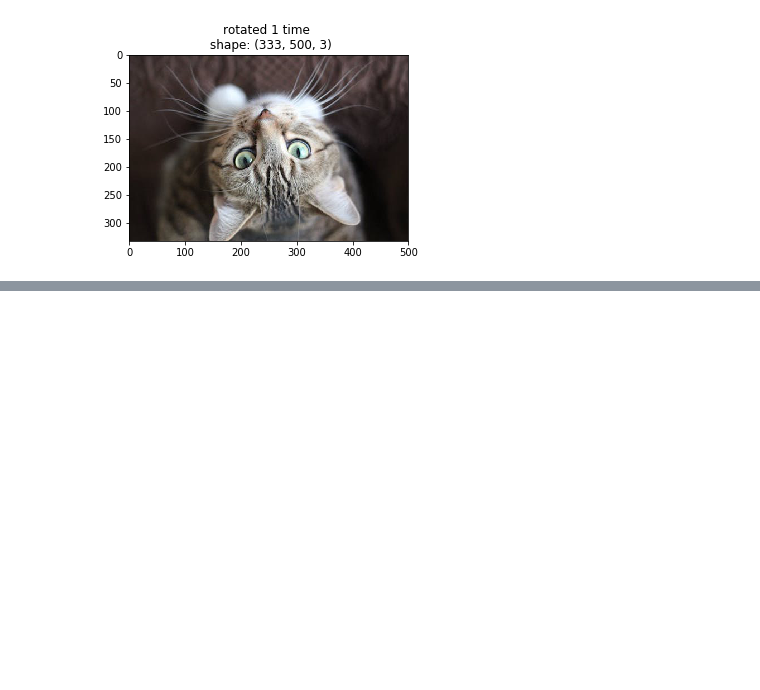
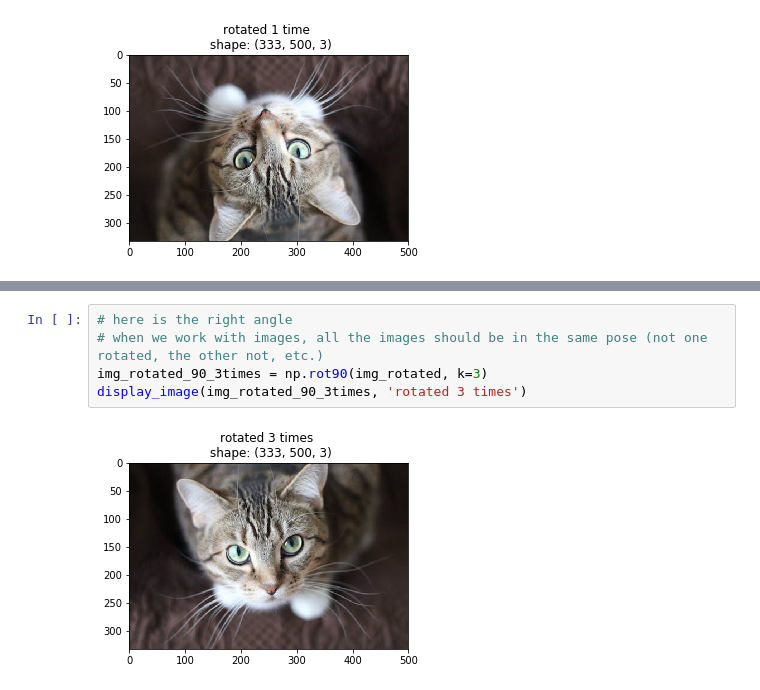
Before and after one commit to alisharifara/myCaffe2Examples, a Jupyter notebook: 05-ImagePreProcessingPipeline.ipynb, the cells around one changed output, grey strips where cells are left out. Saved outputs shown, nothing was run; the diff lists cells and outputs as text; blank space fills up the shorter version.

```diff
--- a/05-ImagePreProcessingPipeline.ipynb
+++ b/05-ImagePreProcessingPipeline.ipynb
@@ -66,0 +72,7 @@ display_image(img_rotated_90, 'rotated 1 time')
+# %%
+# here is the right angle
+# when we work with images, all the images should be in the same pose (not one rotated, the other not, etc.)
+img_rotated_90_3times = np.rot90(img_rotated, k=3)
+display_image(img_rotated_90_3times, 'rotated 3 times')
+# %% [output]
+[figure, added]
```
Also changed, not shown: parts of 3 cells of this notebook, 1 other file.
